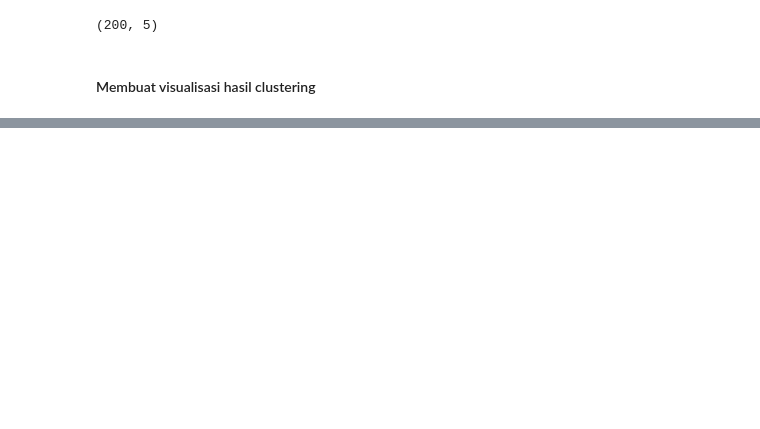
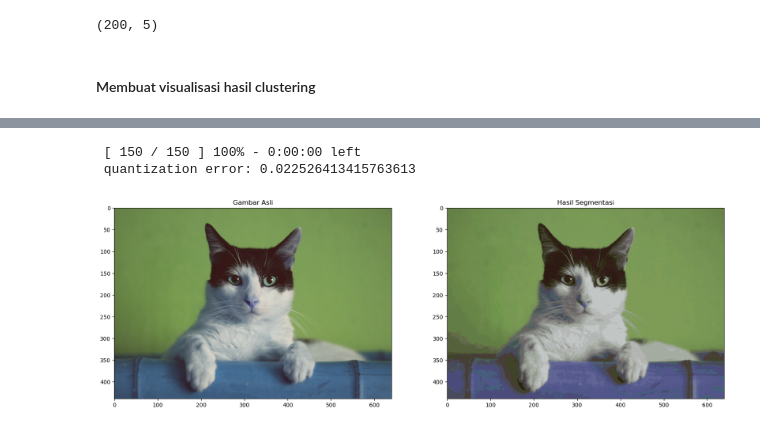
Before and after one commit to ilhamydn17/2141720091-MachLearn-2023, a Jupyter notebook: tugas_praktikum.ipynb, the cells around one changed output, grey strips where cells are left out. Drawn from its saved outputs; the diff is of its cells as text; code cells hidden in the pictures; blank space fills up the shorter version.

```diff
--- a/tugas_praktikum.ipynb
+++ b/tugas_praktikum.ipynb
@@ -209,0 +234,30 @@ plt.show()
+# %%
+# training SOM model
+som_model.train_random(data, 150, verbose=True)
+# %% [output]
+ [ 150 / 150 ] 100% - 0:00:00 left
+ quantization error: 0.022526413415763613
+# %%
+# Mendapatkan pemenang terdekat (BMU) untuk setiap piksel
+bmu_map  = som_model.win_map(data)
+# %%
+# inisialiasi gambar hasil segmentasi
+segmented_image = np.zeros_like(image)
+# %%
+# assign cluster terhadap setiap pixel gambar
+for x in range(image.shape[0]):
+    for y in range(image.shape[1]):
+        bmu = bmu_map[som_model.winner(image[x,y])]
+        segmented_image[x,y] = bmu[0]
+# %%
+# menampilkan gambar asli dan hasil segmentasi
+plt.figure(figsize=(20, 10))
+plt.subplot(121)
+plt.title('Gambar Asli')
+plt.imshow(image)
+plt.subplot(122)
+plt.title("Hasil Segmentasi")
+plt.imshow(segmented_image)
+plt.show()
+# %% [output]
+[figure, added]
```
Also changed, not shown: parts of 13 cells of this notebook, 1 other file.
